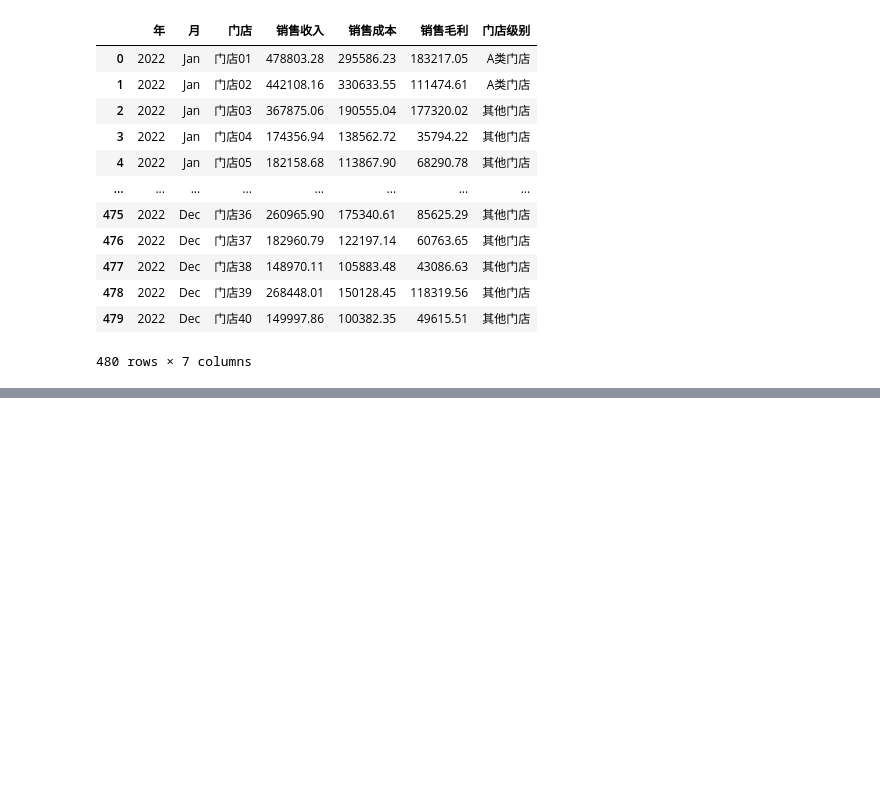
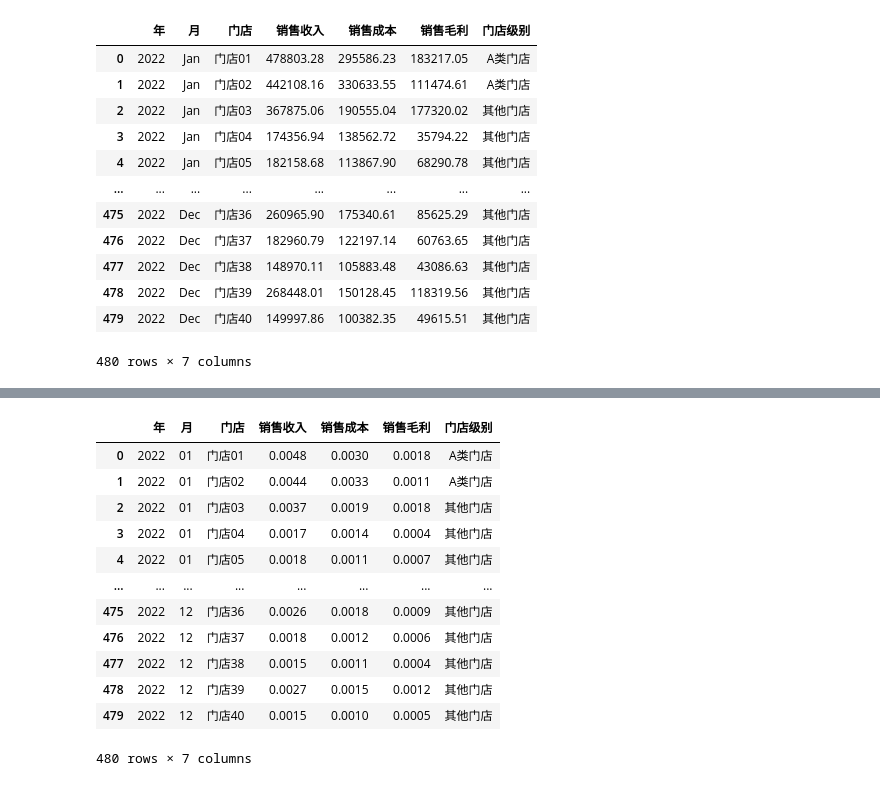
Before and after one commit to Windboooy/school-python-spider-learn, a Jupyter notebook: learn/test2.ipynb, the cells around one changed output, grey strips where cells are left out. Saved outputs shown, nothing was run; the diff lists cells and outputs as text; code cells hidden in the pictures; blank space fills up the shorter version.

```diff
--- a/learn/test2.ipynb
+++ b/learn/test2.ipynb
@@ -137,5 +137,6 @@ data
 | 479 | 2022 | Dec | 门店40 | 149997.86 | 100382.35 | 49615.51 | 其他门店 |
 480 rows × 7 columns
 # %%
-data[['销售收入','销售成本','销售毛利']] = [['销售收入','销售成本','销售毛利']].apply(lambda x:round(x/10000,4),axis=0)
+data[['销售收入','销售成本','销售毛利']] = data[['销售收入','销售成本','销售毛利']].apply(lambda x:round(x/10000,4),axis=0)
+data.head()
 # %% [output]
@@ -144,0 +184,18 @@ data[[]]
+# %%
+monthdict = {'Jan':'01','Feb':'02','Mar':'03','Apr':'04','May':'05','Jun':'06','Jul':'07','Aug':'08','Sep':'09','Oct':'10','Nov':'11','Dec':'12'}
+data['月'] = data['月'].map(monthdict)
+data
+# %% [output]
+|  | 年 | 月 | 门店 | 销售收入 | 销售成本 | 销售毛利 | 门店级别 |
+| 0 | 2022 | 01 | 门店01 | 0.0048 | 0.0030 | 0.0018 | A类门店 |
+| 1 | 2022 | 01 | 门店02 | 0.0044 | 0.0033 | 0.0011 | A类门店 |
+| 2 | 2022 | 01 | 门店03 | 0.0037 | 0.0019 | 0.0018 | 其他门店 |
+| 3 | 2022 | 01 | 门店04 | 0.0017 | 0.0014 | 0.0004 | 其他门店 |
+| 4 | 2022 | 01 | 门店05 | 0.0018 | 0.0011 | 0.0007 | 其他门店 |
+| ... | ... | ... | ... | ... | ... | ... | ... |
+| 475 | 2022 | 12 | 门店36 | 0.0026 | 0.0018 | 0.0009 | 其他门店 |
+| 476 | 2022 | 12 | 门店37 | 0.0018 | 0.0012 | 0.0006 | 其他门店 |
+| 477 | 2022 | 12 | 门店38 | 0.0015 | 0.0011 | 0.0004 | 其他门店 |
+| 478 | 2022 | 12 | 门店39 | 0.0027 | 0.0015 | 0.0012 | 其他门店 |
+| 479 | 2022 | 12 | 门店40 | 0.0015 | 0.0010 | 0.0005 | 其他门店 |
+480 rows × 7 columns
```
Also changed, not shown: parts of 5 cells of this notebook, 2 other files.
